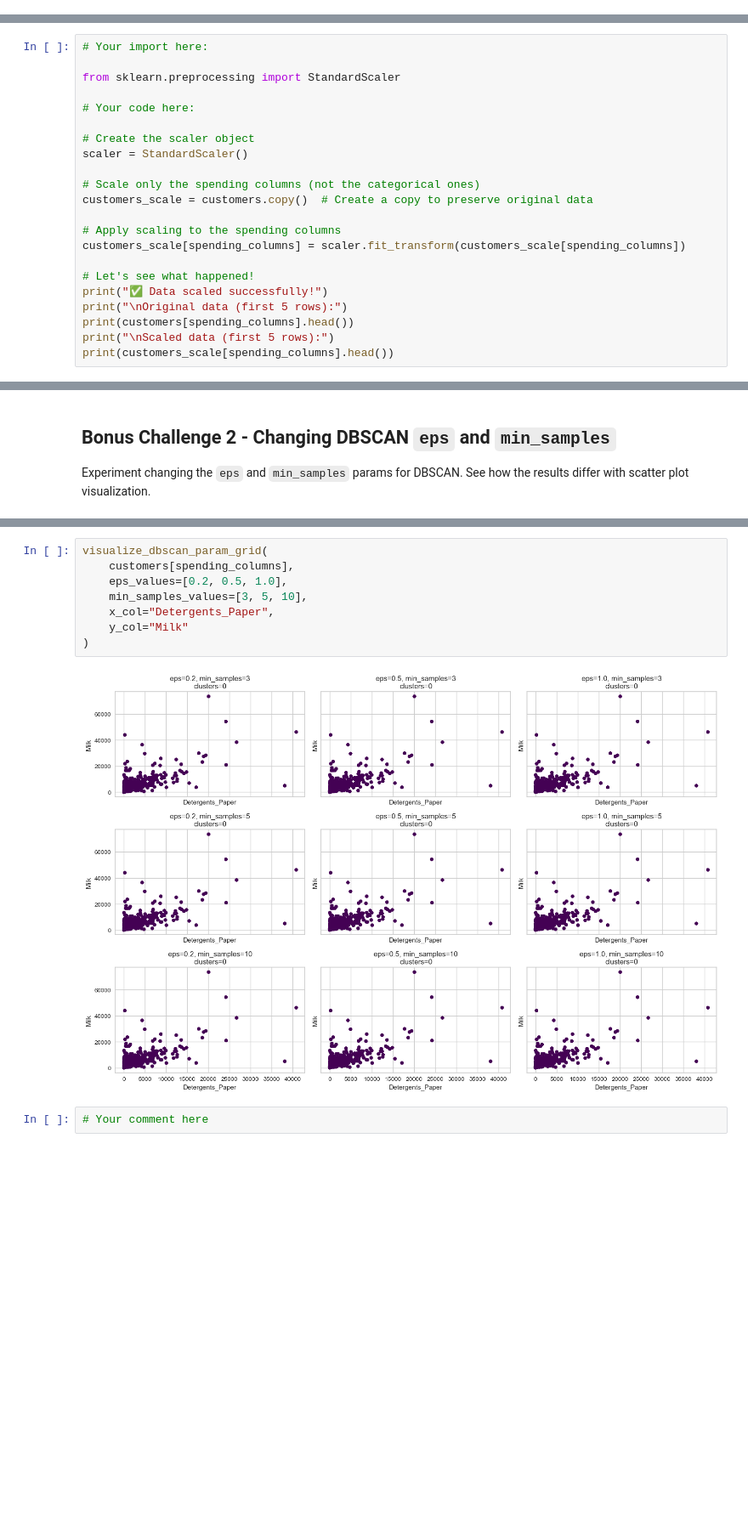
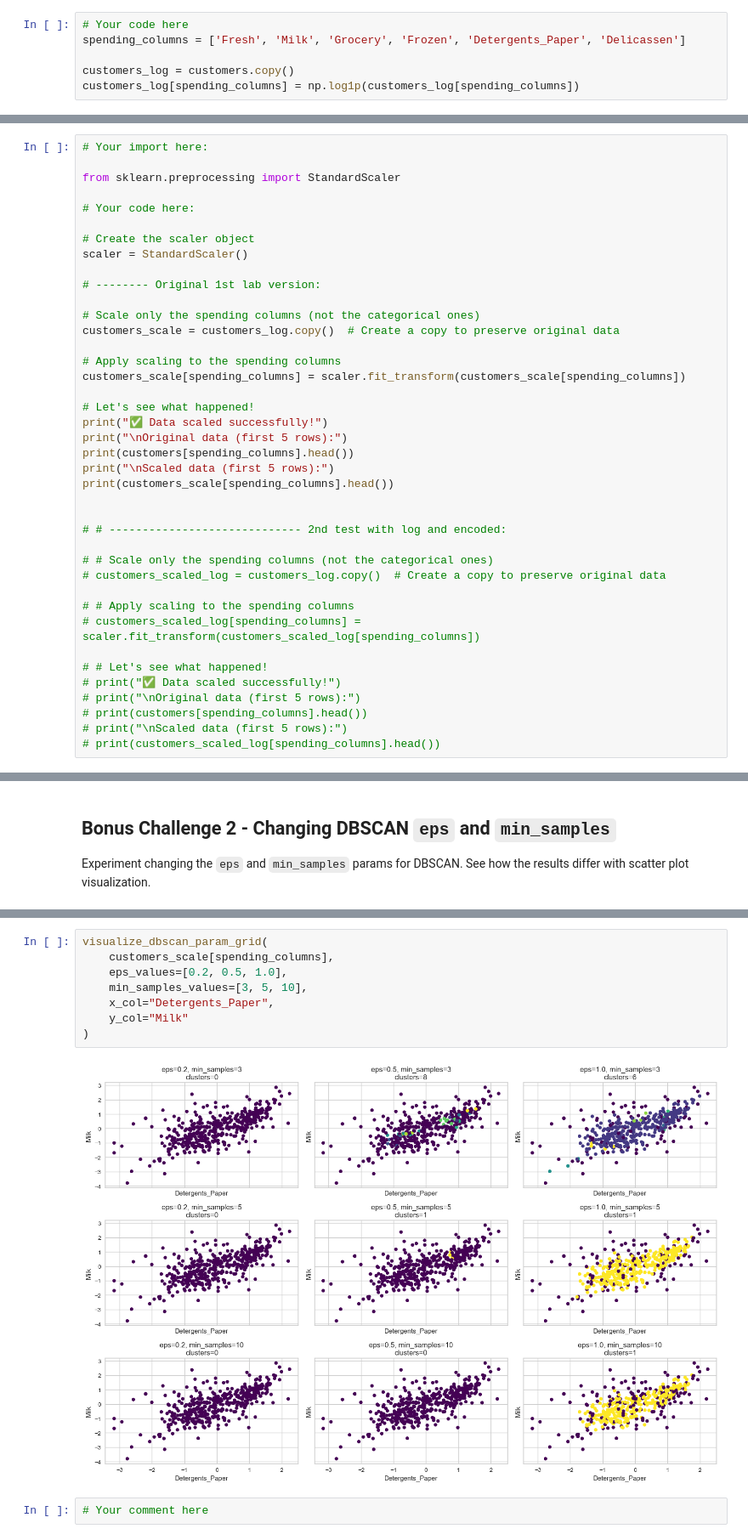
Before and after one commit to GFiaMon/lab-dsai-unsupervised-learning, a Jupyter notebook: your-code/main.ipynb, the cells around one changed output, grey strips where cells are left out. Shown at 85% size. Cells and saved outputs as stored; diff of their text form; blank space fills up the shorter version.

```diff
--- a/your-code/main.ipynb
+++ b/your-code/main.ipynb
@@ -293,3 +334,9 @@ Diverse value ranges in different features could cause issues in our clustering.
 #### We will use the `StandardScaler` from `sklearn.preprocessing` and scale our data. Read more about `StandardScaler` [here](https://scikit-learn.org/stable/modules/generated/sklearn.preprocessing.StandardScaler.html#sklearn.preprocessing.StandardScaler).
 
 *After scaling your data, assign the transformed data to a new variable `customers_scale`.*
+# %%
+# Your code here
+spending_columns = ['Fresh', 'Milk', 'Grocery', 'Frozen', 'Detergents_Paper', 'Delicassen']
+
+customers_log = customers.copy()
+customers_log[spending_columns] = np.log1p(customers_log[spending_columns])
@@ -303,8 +360,10 @@ from sklearn.preprocessing import StandardScaler
 # Create the scaler object
 scaler = StandardScaler()
 
+# -------- Original 1st lab version:
+
 # Scale only the spending columns (not the categorical ones)
-customers_scale = customers.copy()  # Create a copy to preserve original data
+customers_scale = customers_log.copy()  # Create a copy to preserve original data
 
 # Apply scaling to the spending columns
 customers_scale[spending_columns] = scaler.fit_transform(customers_scale[spending_columns])
@@ -315,6 +374,22 @@ print("\nOriginal data (first 5 rows):")
 print(customers[spending_columns].head())
 print("\nScaled data (first 5 rows):")
 print(customers_scale[spending_columns].head())
+
+
+# # ----------------------------- 2nd test with log and encoded:
+
+# # Scale only the spending columns (not the categorical ones)
+# customers_scaled_log = customers_log.copy()  # Create a copy to preserve original data
+
+# # Apply scaling to the spending columns
+# customers_scaled_log[spending_columns] = scaler.fit_transform(customers_scaled_log[spending_columns])
+
+# # Let's see what happened!
+# print("✅ Data scaled successfully!")
+# print("\nOriginal data (first 5 rows):")
+# print(customers[spending_columns].head())
+# print("\nScaled data (first 5 rows):")
+# print(customers_scaled_log[spending_columns].head())
 # %% [output]
 ✅ Data scaled successfully!
 
@@ -905,12 +1019,12 @@ visualize_dbscan_param_grid(
 # %%
 visualize_dbscan_param_grid(
-    customers[spending_columns],
+    customers_scale[spending_columns],
     eps_values=[0.2, 0.5, 1.0],
     min_samples_values=[3, 5, 10],
     x_col="Detergents_Paper",
     y_col="Milk"
 )
 # %% [output]
-[figure, old version]
+[figure, new version]
 # %%
 # Your comment here
```
Also changed, not shown: parts of 31 cells of this notebook.
